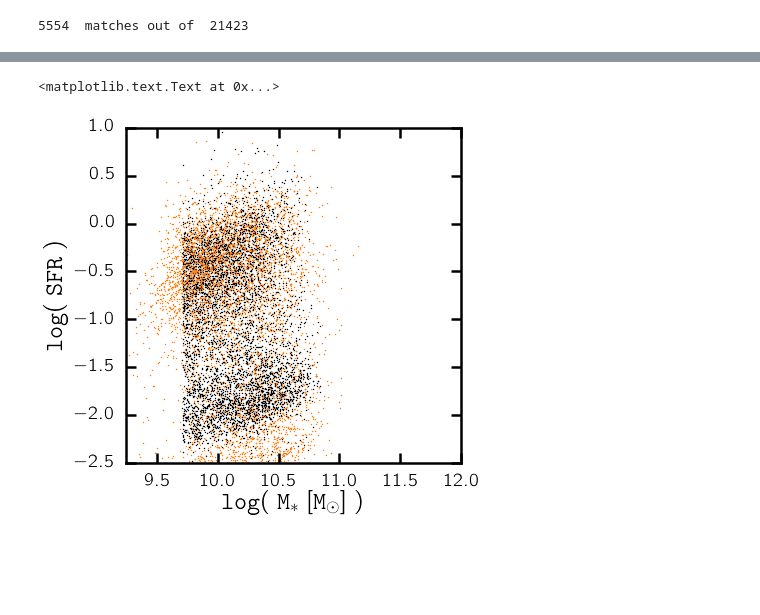
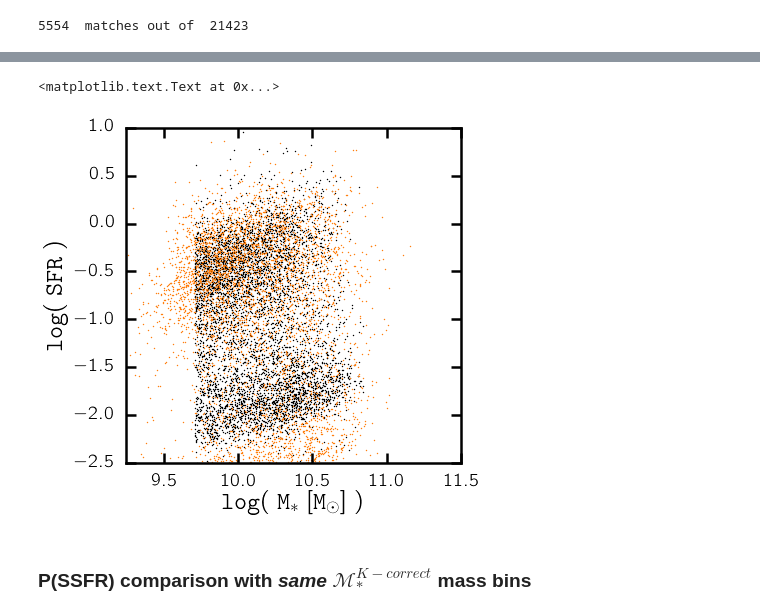
Before and after one commit to changhoonhahn/central_quenching, a Jupyter notebook: CenQue/ref_report_comment1.ipynb, the cells around one changed output, grey strips where cells are left out. Cells and saved outputs as stored; diff of their text form; code cells hidden in the pictures; blank space fills up the shorter version.

```diff
--- a/CenQue/ref_report_comment1.ipynb
+++ b/CenQue/ref_report_comment1.ipynb
@@ -368,19 +368,21 @@ sub.set_yticks([-13., -12., -11., -10., -9.])
 # %%
 fig = plt.figure(figsize=(6,6))
 sub = fig.add_subplot(111)
 sub.scatter(vagc['mass'][m_vagc_moust], vagc['sfr'][m_vagc_moust],
             c='k', lw=0, s=2)
 sub.scatter(vagc['M2013_mass'][m_vagc_moust], vagc['M2013_sfr'][m_vagc_moust],
             c=pretty_colors[3], lw=0, s=2)
 # x-axis
-sub.set_xlim([9.25, 12.])
+sub.set_xlim([9.25, 11.5])
 sub.set_xlabel('$\mathtt{log(\;M_*\;[M_\odot]\;)}$', fontsize=25)
 # y-axis
 sub.set_ylim([-2.5, 1.])
 sub.set_ylabel('$\mathtt{log(\;SFR\;)}$', fontsize=25)
 # %% [output]
 <matplotlib.text.Text at 0x...>
-[figure, old version]
+[figure, new version]
+# %% [markdown]
+### P(SSFR) comparison with *same* $\mathcal{M}_*^{K-correct}$ mass bins
 # %%
 fig = plt.figure(figsize=(20,4))
 bkgd = fig.add_subplot(111, frameon=False)
```
Also changed, not shown: parts of 9 cells of this notebook, 2 other files.
